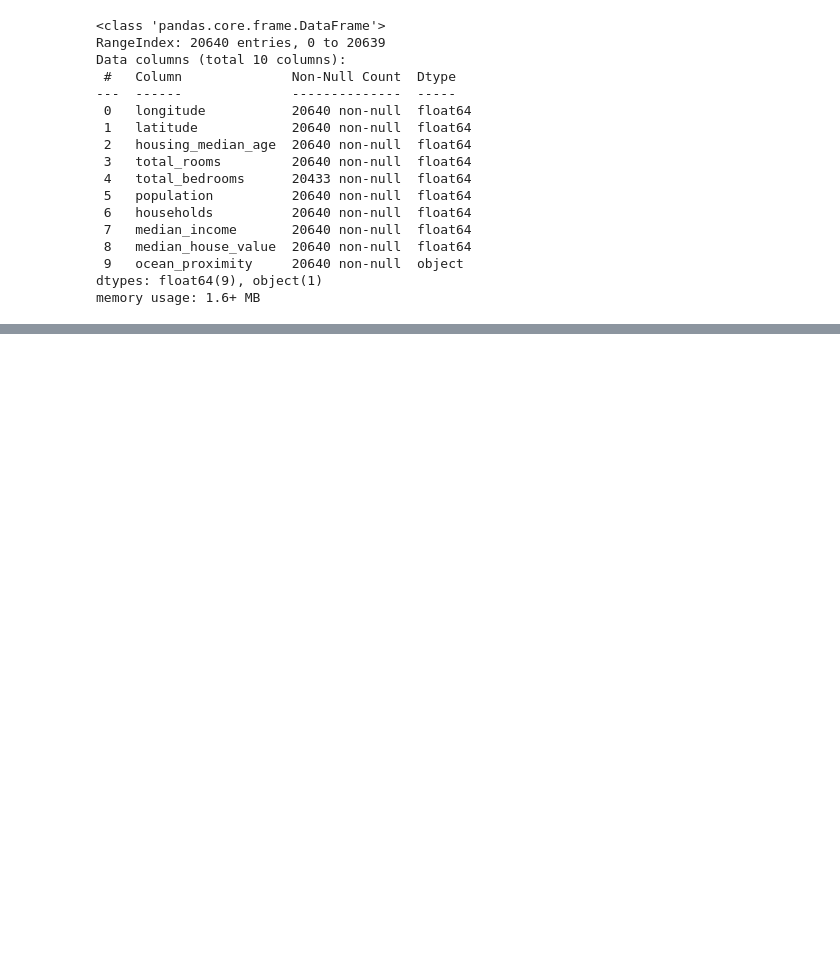
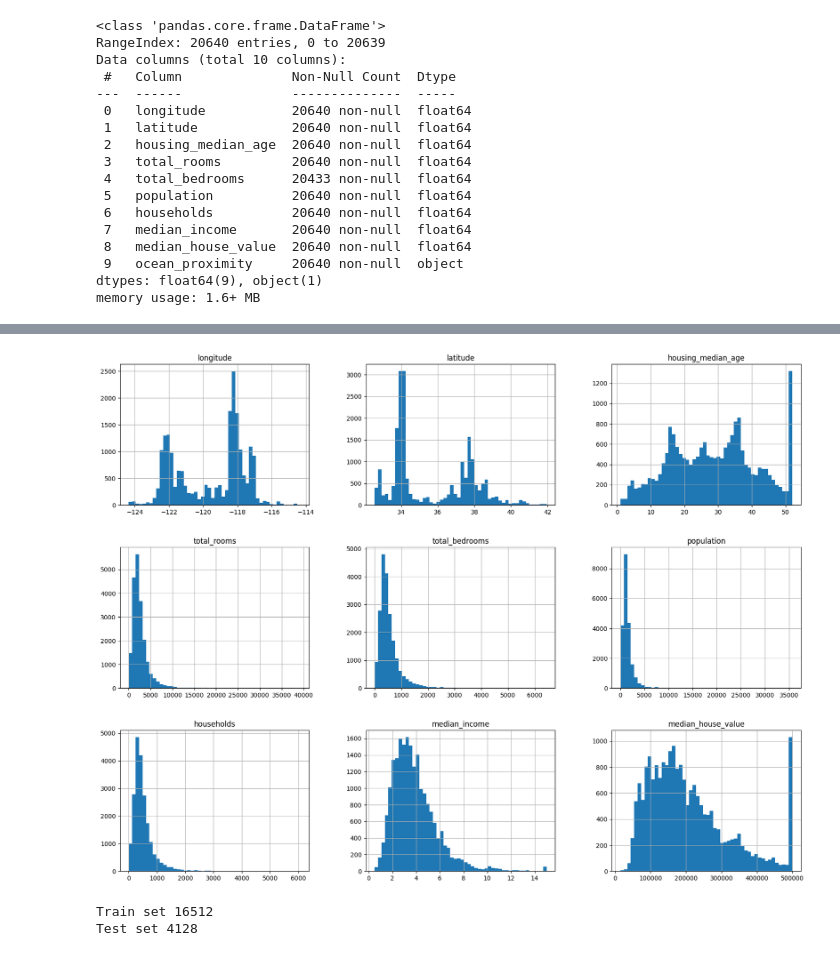
Before and after one commit to hpuma/ML_Repository, a Jupyter notebook: 1_housing_data_regression.ipynb, the cells around one changed output, grey strips where cells are left out. Saved outputs shown, nothing was run; the diff lists cells and outputs as text; code cells hidden in the pictures; blank space fills up the shorter version.

Commit message:
Saving notebook using scikit learn train_test_split

```diff
--- a/1_housing_data_regression.ipynb
+++ b/1_housing_data_regression.ipynb
@@ -54,0 +79,8 @@ memory usage: 1.6+ MB
+# %%
+# Plotting a histogram for each numerical attribute
+%matplotlib inline
+import matplotlib.pyplot as plt
+housing.hist(bins=50, figsize=(20,15))
+plt.show()
+# %% [output]
+[figure, added]
@@ -54,0 +100,6 @@ memory usage: 1.6+ MB
+# %%
+print("Train set", len(train_set))
+print("Test set", len(test_set))
+# %% [output]
+Train set 16512
+Test set 4128
```
Also changed, not shown: parts of 12 cells of this notebook.
